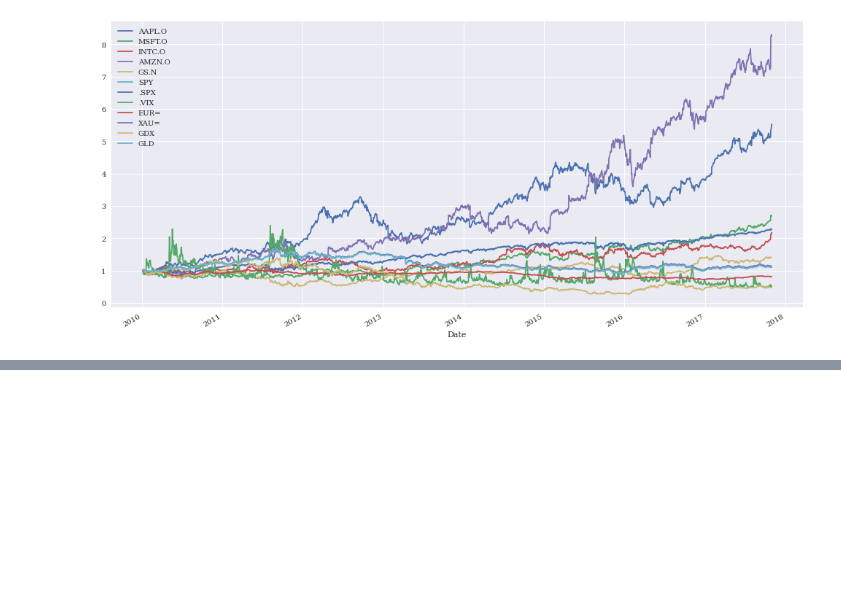
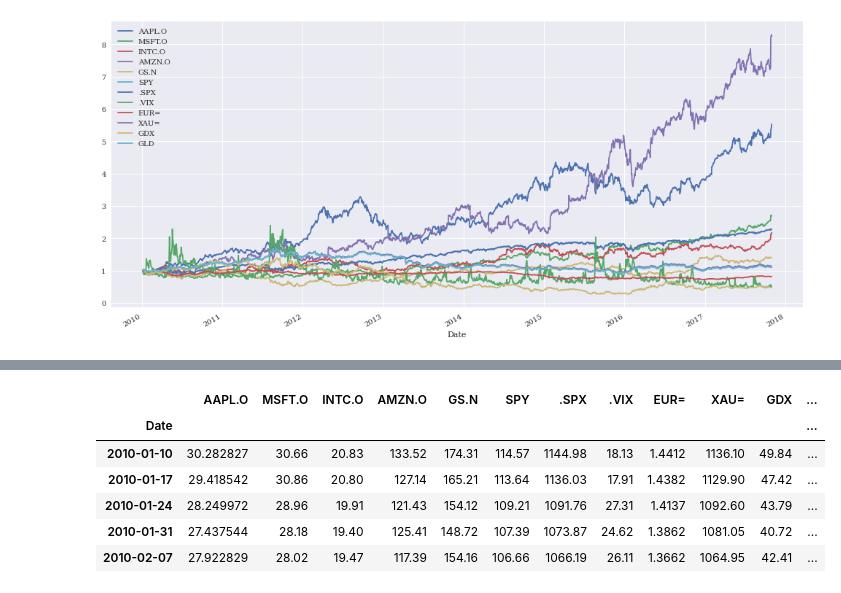
Before and after one commit to GeorgeMavroidis/PythonForFinance, a Jupyter notebook: 5. Financial Time Series.ipynb, the cells around one changed output, grey strips where cells are left out. Saved outputs shown, nothing was run; the diff lists cells and outputs as text; code cells hidden in the pictures; blank space fills up the shorter version.

```diff
--- a/5. Financial Time Series.ipynb
+++ b/5. Financial Time Series.ipynb
@@ -202,0 +208,10 @@ rets.cumsum().apply(np.exp).plot(figsize=(17,8)) # Plots the cumulative log retu
+# %%
+data.resample('1w', label='right').last().head() # Resampling to 1 week intervals
+# %% [output]
+|  | AAPL.O | MSFT.O | INTC.O | AMZN.O | GS.N | SPY | .SPX | .VIX | EUR= | XAU= | GDX | ... |
+| Date |  |  |  |  |  |  |  |  |  |  |  | ... |
+| 2010-01-10 | 30.282827 | 30.66 | 20.83 | 133.52 | 174.31 | 114.57 | 1144.98 | 18.13 | 1.4412 | 1136.10 | 49.84 | ... |
+| 2010-01-17 | 29.418542 | 30.86 | 20.80 | 127.14 | 165.21 | 113.64 | 1136.03 | 17.91 | 1.4382 | 1129.90 | 47.42 | ... |
+| 2010-01-24 | 28.249972 | 28.96 | 19.91 | 121.43 | 154.12 | 109.21 | 1091.76 | 27.31 | 1.4137 | 1092.60 | 43.79 | ... |
+| 2010-01-31 | 27.437544 | 28.18 | 19.40 | 125.41 | 148.72 | 107.39 | 1073.87 | 24.62 | 1.3862 | 1081.05 | 40.72 | ... |
+| 2010-02-07 | 27.922829 | 28.02 | 19.47 | 117.39 | 154.16 | 106.66 | 1066.19 | 26.11 | 1.3662 | 1064.95 | 42.41 | ... |
```
Also changed, not shown: parts of 9 cells of this notebook.
